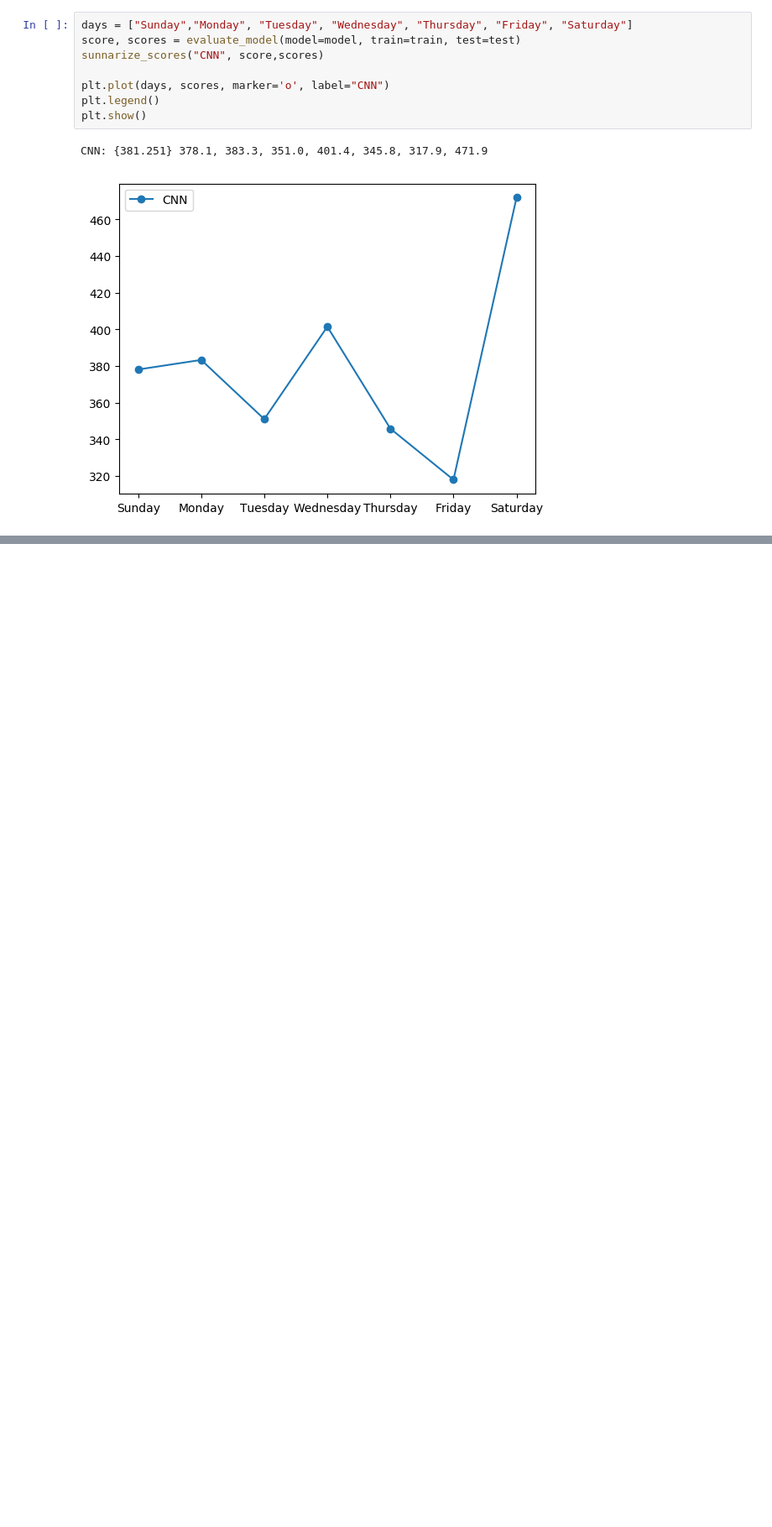
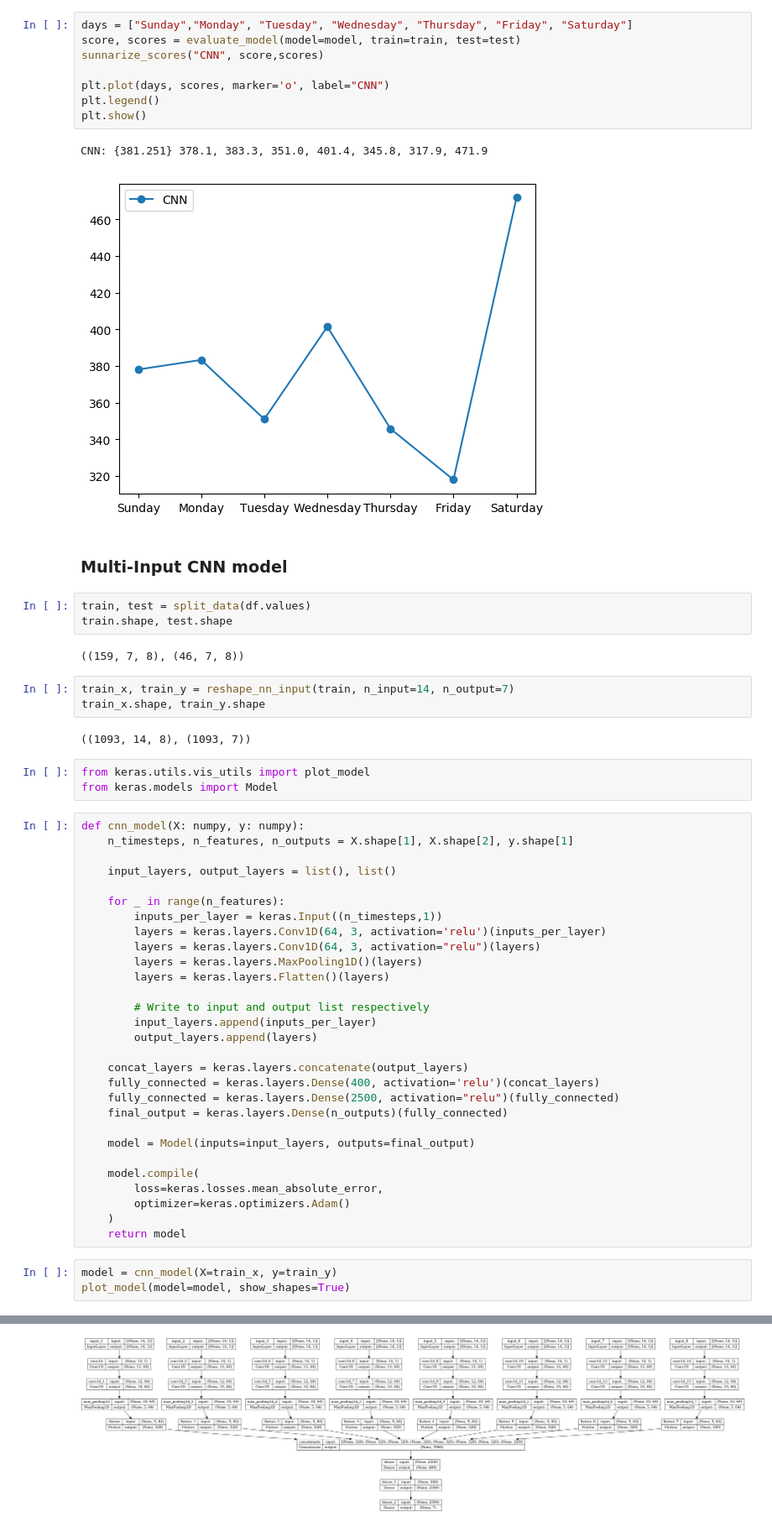
Before and after one commit to Viynne/Time-Series-on-Household-Power-Consumption-dataset, a Jupyter notebook: cnn_multi-channel.ipynb, the cells around one changed output, grey strips where cells are left out. Shown at 84% size. Drawn from its saved outputs; the diff is of its cells as text; blank space fills up the shorter version.

Commit message:
multi-input to the Model

```diff
--- a/cnn_multi-channel.ipynb
+++ b/cnn_multi-channel.ipynb
@@ -176,3 +176,51 @@ plt.show()
 # %% [output]
 CNN: {381.251} 378.1, 383.3, 351.0, 401.4, 345.8, 317.9, 471.9
 [figure]
+# %% [markdown]
+### Multi-Input CNN model
+# %%
+train, test = split_data(df.values)
+train.shape, test.shape
+# %% [output]
+((159, 7, 8), (46, 7, 8))
+# %%
+train_x, train_y = reshape_nn_input(train, n_input=14, n_output=7)
+train_x.shape, train_y.shape
+# %% [output]
+((1093, 14, 8), (1093, 7))
+# %%
+from keras.utils.vis_utils import plot_model
+from keras.models import Model
+# %%
+def cnn_model(X: numpy, y: numpy):
+    n_timesteps, n_features, n_outputs = X.shape[1], X.shape[2], y.shape[1]
+
+    input_layers, output_layers = list(), list()
+
+    for _ in range(n_features):
+        inputs_per_layer = keras.Input((n_timesteps,1))
+        layers = keras.layers.Conv1D(64, 3, activation='relu')(inputs_per_layer)
+        layers = keras.layers.Conv1D(64, 3, activation="relu")(layers)
+        layers = keras.layers.MaxPooling1D()(layers)
+        layers = keras.layers.Flatten()(layers)
+
+        # Write to input and output list respectively
+        input_layers.append(inputs_per_layer)
+        output_layers.append(layers)
+
+    concat_layers = keras.layers.concatenate(output_layers)
+    fully_connected = keras.layers.Dense(400, activation='relu')(concat_layers)
+    fully_connected = keras.layers.Dense(2500, activation="relu")(fully_connected)
+    final_output = keras.layers.Dense(n_outputs)(fully_connected)
+
+    model = Model(inputs=input_layers, outputs=final_output)
+
+    model.compile(
+        loss=keras.losses.mean_absolute_error,
+        optimizer=keras.optimizers.Adam()
+    )
+    return model
+# %%
+model = cnn_model(X=train_x, y=train_y)
+plot_model(model=model, show_shapes=True)
+# %% [output]
@@ -178,0 +232 @@ CNN: {381.251} 378.1, 383.3, 351.0, 401.4, 345.8, 317.9, 471.9
+[figure, added]
```
Also changed, not shown: parts of 15 cells of this notebook.
